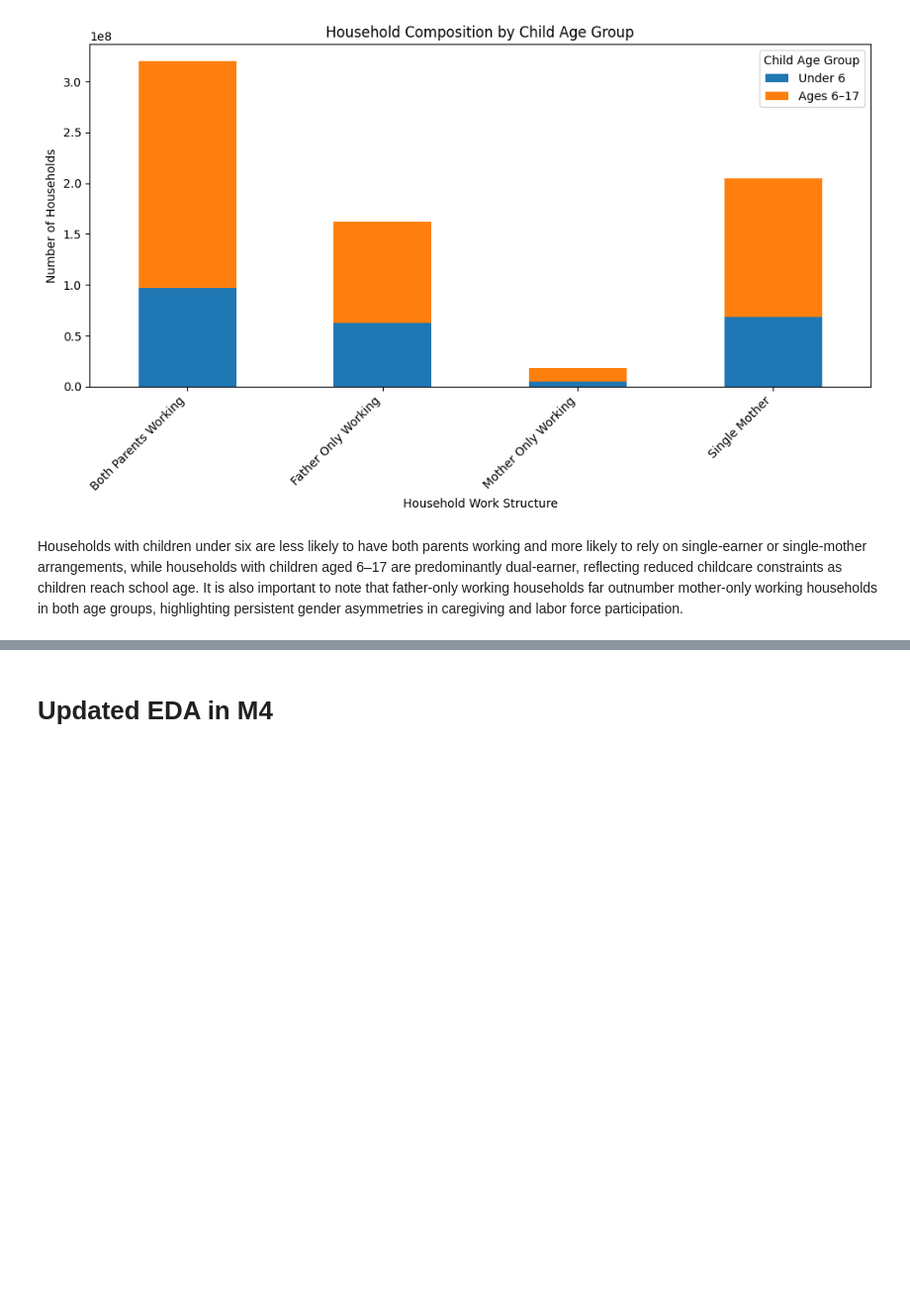
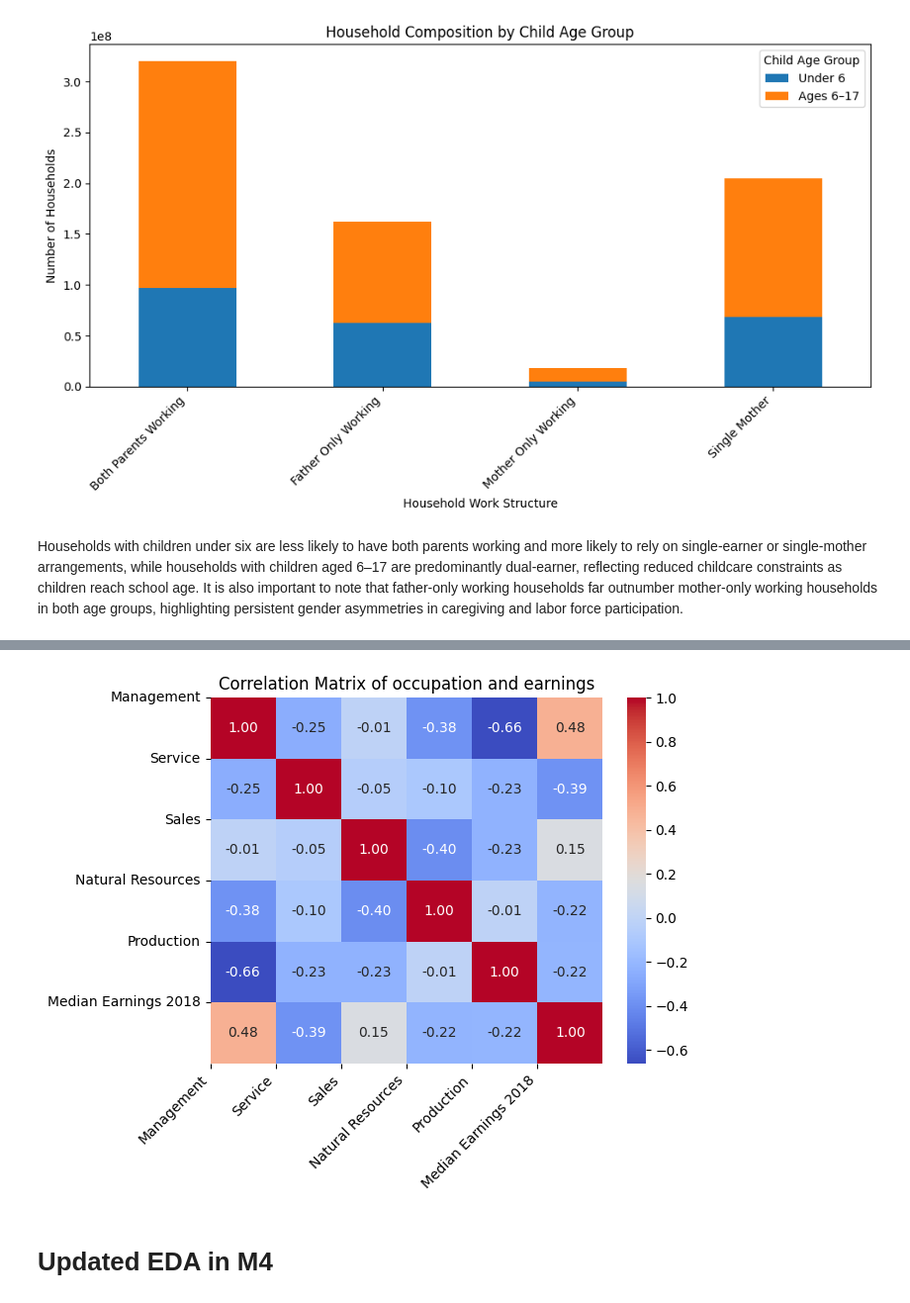
Before and after one commit to AliceNanL/BA820-project, a Jupyter notebook: BA820_Childcare_M4_NanLi.ipynb, the cells around one changed output, grey strips where cells are left out. Shown at 99% size. Saved outputs shown, nothing was run; the diff lists cells and outputs as text; code cells hidden in the pictures; blank space fills up the shorter version.

```diff
--- a/BA820_Childcare_M4_NanLi.ipynb
+++ b/BA820_Childcare_M4_NanLi.ipynb
@@ -335,3 +335,14 @@ plt.show()
 [figure]
 # %% [markdown]
 Households with children under six are less likely to have both parents working and more likely to rely on single-earner or single-mother arrangements, while households with children aged 6–17 are predominantly dual-earner, reflecting reduced childcare constraints as children reach school age. It is also important to note that father-only working households far outnumber mother-only working households in both age groups, highlighting persistent gender asymmetries in caregiving and labor force participation.
+# %%
+# correlation between earnings and occupations
+import seaborn as sns
+import matplotlib.pyplot
+selected_columns_corr = ['emp_m',
+                         'emp_service',
+                         'emp_sales',
+                         'emp_n',
+                         'emp_p',
+                         'me_2018']
+df_imputed[selected_columns_corr].corr()
@@ -338,3 +357,32 @@ Households with children under six are less likely to have both parents working
+# %%
+# plot the correlation matrix with coef
+import numpy as np # Import numpy for arange
+
+corr_matrix = df_imputed[selected_columns_corr].corr()
+sns.heatmap(corr_matrix, cmap='coolwarm', annot=True, fmt='.2f')
+
+# Define new, more descriptive labels for the x-axis features
+# Ensure these labels match the order of columns in selected_columns_corr
+new_x_tick_labels = [
+    'Management',
+    'Service',
+    'Sales',
+    'Natural Resources',
+    'Production',
+    'Median Earnings 2018'
+]
+
+# Set the x-tick labels at the appropriate positions and rotate them
+plt.xticks(ticks=np.arange(len(new_x_tick_labels)), labels=new_x_tick_labels, rotation=45, ha='right')
+
+# Rotate the y-axis labels if needed (assuming they are the same as x-axis labels for a correlation matrix)
+# If you don't want to change the y-labels, you can use plt.yticks(rotation=0) to just set rotation
+plt.yticks(ticks=np.arange(len(new_x_tick_labels)), labels=new_x_tick_labels, rotation=0)
+
+plt.title('Correlation Matrix of occupation and earnings')
+plt.show() # Add plt.show() to display the plot
+# %% [output]
+[figure, added]
 # %% [markdown]
 # **Updated EDA in M4**
 # %% [markdown]
```
Also changed, not shown: parts of 5 cells of this notebook.
